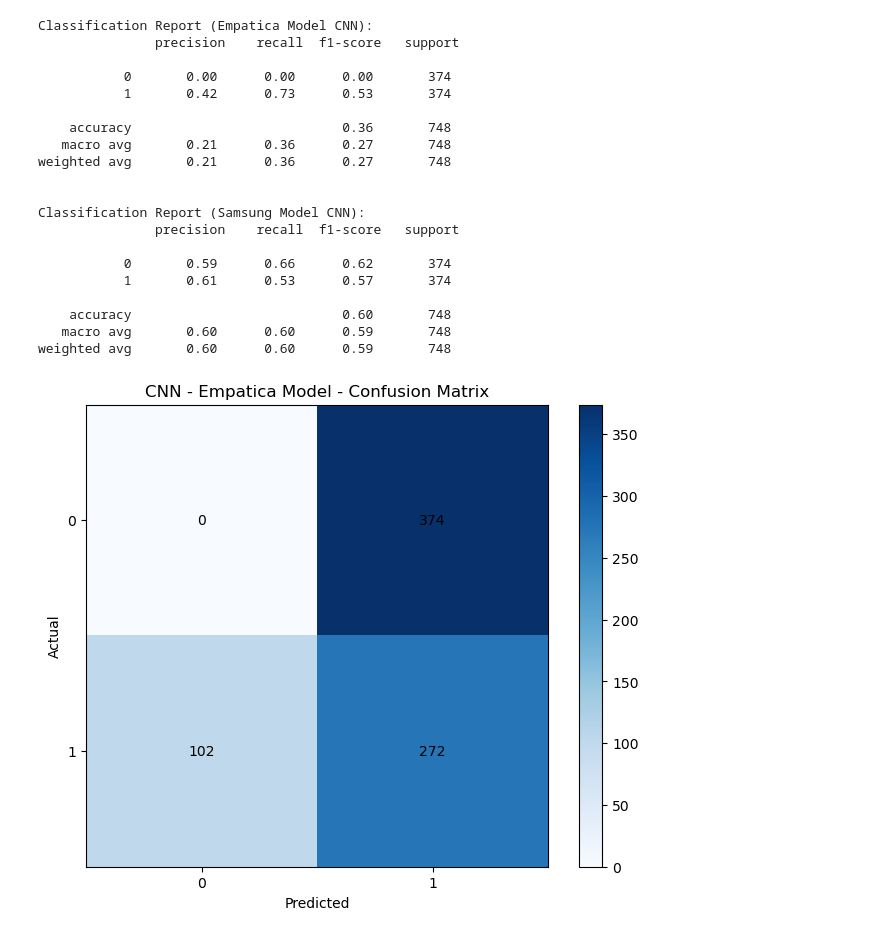
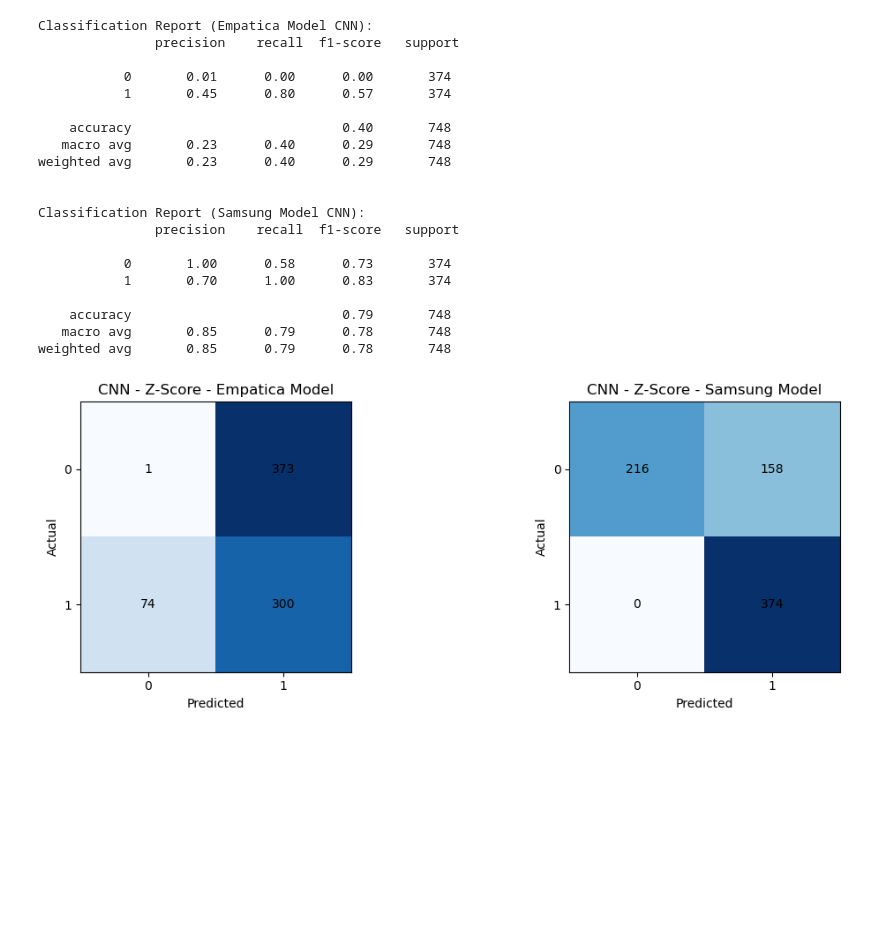
Before and after one commit to Aloa0001/AI-Data-Management, a Jupyter notebook: project/4-rf-spark.ipynb, the cells around one changed output. Saved outputs shown, nothing was run; the diff lists cells and outputs as text; code cells hidden in the pictures; blank space fills up the shorter version.

```diff
--- a/project/4-rf-spark.ipynb
+++ b/project/4-rf-spark.ipynb
@@ -1,12 +1,10 @@
 # %%
 import numpy as np
-import pandas as pd
 import matplotlib.pyplot as plt
 from sklearn.metrics import classification_report
 from pyspark.ml import Pipeline
 from pyspark.ml.feature import VectorAssembler
 from pyspark.ml.classification import RandomForestClassifier
-from pyspark.ml.evaluation import MulticlassClassificationEvaluator
 from pyspark.sql import SparkSession
 
 # Create a SparkSession
@@ -15,19 +13,14 @@ spark = SparkSession.builder.appName("RandomForestWithPySpark").getOrCreate()
 # Define file paths
 training_file_path = "./data/6-data-split/z-score/a_training.csv"
 testing_file_path = "./data/6-data-split/z-score/b_testing.csv"
-validation_file_path = "./data/6-data-split/z-score/c_validation.csv"
 
 # Load the dataset
 training_df = spark.read.csv(training_file_path, header=True, inferSchema=True)
 testing_df = spark.read.csv(testing_file_path, header=True, inferSchema=True)
-validation_df = spark.read.csv(validation_file_path, header=True, inferSchema=True)
 
 # Define feature columns
 feature_columns_empatica = ["empatica_bvp", "empatica_eda", "empatica_temp"]
 feature_columns_samsung = ["samsung_bvp"]
-
-# Combine the training with the validation set
-training_df = training_df.union(validation_df)
 
 # Assemble feature vector
 assembler_empatica = VectorAssembler(
@@ -96,18 +89,19 @@ print(
     classification_report(y_true_samsung_cnn, y_pred_samsung_cnn),
 )
 
+# Create a single figure for both confusion matrices
+fig, axes = plt.subplots(1, 2, figsize=(12, 4))
+
 # Plot confusion matrices
-plt.figure(figsize=(8, 6))
-plt.imshow(conf_mat_empatica_cnn, cmap="Blues")
-plt.title("CNN - Empatica Model - Confusion Matrix")
-plt.colorbar()
-plt.xticks([0, 1], ["0", "1"])
-plt.yticks([0, 1], ["0", "1"])
-plt.xlabel("Predicted")
-plt.ylabel("Actual")
+axes[0].imshow(conf_mat_empatica_cnn, cmap="Blues")
+axes[0].set_title("CNN - Z-Score - Empatica Model")
+axes[0].set_xticks([0, 1])
+axes[0].set_yticks([0, 1])
+axes[0].set_xlabel("Predicted")
+axes[0].set_ylabel("Actual")
 for i in range(conf_mat_empatica_cnn.shape[0]):
     for j in range(conf_mat_empatica_cnn.shape[1]):
-        plt.text(
+        axes[0].text(
             j,
             i,
             str(int(conf_mat_empatica_cnn[i, j])),
@@ -115,19 +109,16 @@ for i in range(conf_mat_empatica_cnn.shape[0]):
             va="center",
             color="black",
         )
-plt.show()
 
-plt.figure(figsize=(8, 6))
-plt.imshow(conf_mat_samsung_cnn, cmap="Blues")
-plt.title("CNN - Samsung Model - Confusion Matrix")
-plt.colorbar()
-plt.xticks([0, 1], ["0", "1"])
-plt.yticks([0, 1], ["0", "1"])
-plt.xlabel("Predicted")
-plt.ylabel("Actual")
+axes[1].imshow(conf_mat_samsung_cnn, cmap="Blues")
+axes[1].set_title("CNN - Z-Score - Samsung Model")
+axes[1].set_xticks([0, 1])
+axes[1].set_yticks([0, 1])
+axes[1].set_xlabel("Predicted")
+axes[1].set_ylabel("Actual")
 for i in range(conf_mat_samsung_cnn.shape[0]):
     for j in range(conf_mat_samsung_cnn.shape[1]):
-        plt.text(
+        axes[1].text(
             j,
             i,
             str(int(conf_mat_samsung_cnn[i, j])),
@@ -136,6 +127,8 @@ for i in range(conf_mat_samsung_cnn.shape[0]):
             color="black",
         )
 
+# Show the figure
+plt.tight_layout()
 plt.show()
 
 # Stop SparkSession
@@ -147,21 +138,21 @@ To adjust logging level use sc.setLogLevel(newLevel). For SparkR, use setLogLeve
 Classification Report (Empatica Model CNN):
                precision    recall  f1-score   support
 
-           0       0.00      0.00      0.00       374
-           1       0.42      0.73      0.53       374
+           0       0.01      0.00      0.00       374
+           1       0.45      0.80      0.57       374
 
-    accuracy                           0.36       748
-   macro avg       0.21      0.36      0.27       748
-weighted avg       0.21      0.36      0.27       748
+    accuracy                           0.40       748
+   macro avg       0.23      0.40      0.29       748
+weighted avg       0.23      0.40      0.29       748
 
 
 Classification Report (Samsung Model CNN):
                precision    recall  f1-score   support
 
-           0       0.59      0.66      0.62       374
-           1       0.61      0.53      0.57       374
+           0       1.00      0.58      0.73       374
+           1       0.70      1.00      0.83       374
 
-    accuracy                           0.60       748
-   macro avg       0.60      0.60      0.59       748
-weighted avg       0.60      0.60      0.59       748
+    accuracy                           0.79       748
+   macro avg       0.85      0.79      0.78       748
+weighted avg       0.85      0.79      0.78       748
-[figure, old version]
+[figure, new version]
```
Also changed, not shown: parts of 2 cells of this notebook, 2 other files.
